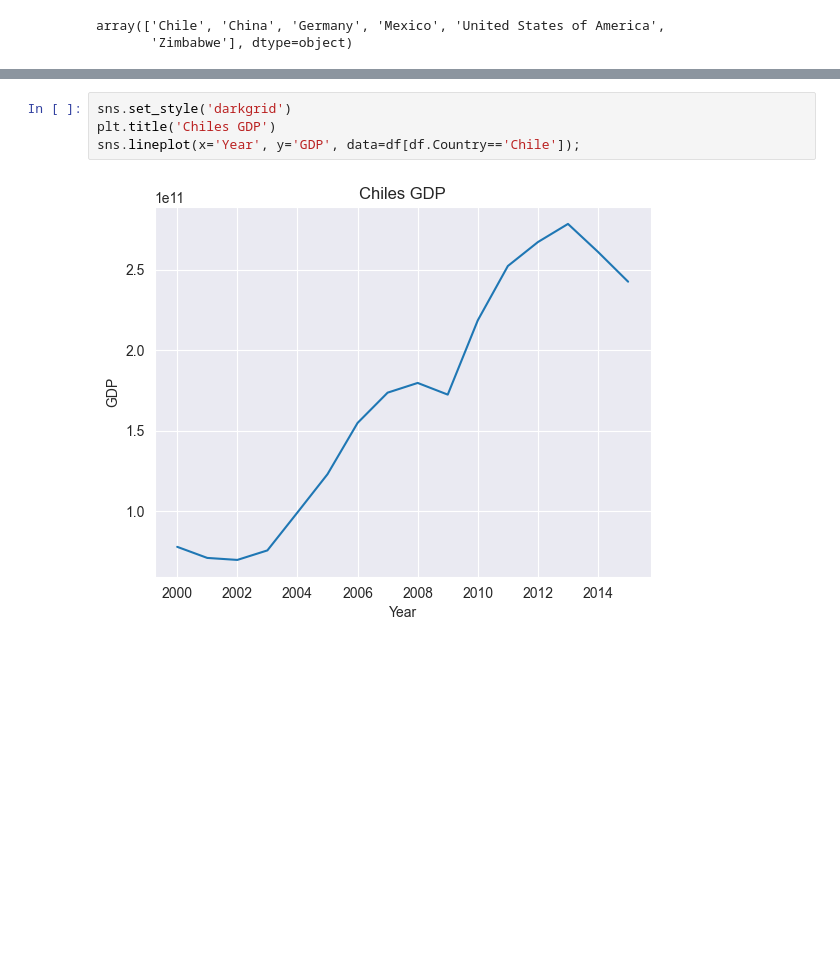
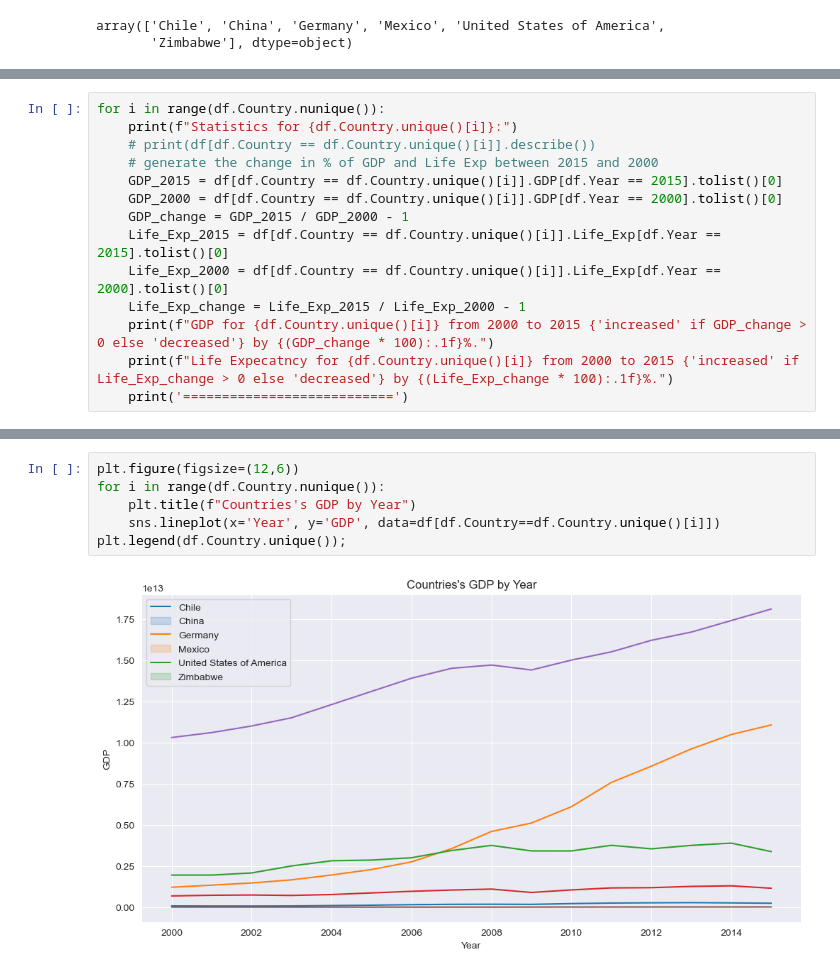
Before and after one commit to dorinMaraku/Life-Expectancy-and-GDP-Starter, a Jupyter notebook: life_expectancy_gdp.ipynb, the cells around one changed output, grey strips where cells are left out. Cells and saved outputs as stored; diff of their text form; blank space fills up the shorter version.

```diff
--- a/life_expectancy_gdp.ipynb
+++ b/life_expectancy_gdp.ipynb
@@ -46,0 +62,14 @@ array(['Chile', 'China', 'Germany', 'Mexico', 'United States of America',
+# %%
+for i in range(df.Country.nunique()):
+    print(f"Statistics for {df.Country.unique()[i]}:")
+    # print(df[df.Country == df.Country.unique()[i]].describe())
+    # generate the change in % of GDP and Life Exp between 2015 and 2000
+    GDP_2015 = df[df.Country == df.Country.unique()[i]].GDP[df.Year == 2015].tolist()[0]
+    GDP_2000 = df[df.Country == df.Country.unique()[i]].GDP[df.Year == 2000].tolist()[0]
+    GDP_change = GDP_2015 / GDP_2000 - 1
+    Life_Exp_2015 = df[df.Country == df.Country.unique()[i]].Life_Exp[df.Year == 2015].tolist()[0]
+    Life_Exp_2000 = df[df.Country == df.Country.unique()[i]].Life_Exp[df.Year == 2000].tolist()[0]
+    Life_Exp_change = Life_Exp_2015 / Life_Exp_2000 - 1
+    print(f"GDP for {df.Country.unique()[i]} from 2000 to 2015 {'increased' if GDP_change > 0 else 'decreased'} by {(GDP_change * 100):.1f}%.")
+    print(f"Life Expecatncy for {df.Country.unique()[i]} from 2000 to 2015 {'increased' if Life_Exp_change > 0 else 'decreased'} by {(Life_Exp_change * 100):.1f}%.")
+    print('===========================')
@@ -47,6 +94,8 @@ array(['Chile', 'China', 'Germany', 'Mexico', 'United States of America',
 # %%
-sns.set_style('darkgrid')
-plt.title('Chiles GDP')
-sns.lineplot(x='Year', y='GDP', data=df[df.Country=='Chile']);
+plt.figure(figsize=(12,6))
+for i in range(df.Country.nunique()):
+    plt.title(f"Countries's GDP by Year")
+    sns.lineplot(x='Year', y='GDP', data=df[df.Country==df.Country.unique()[i]])
+plt.legend(df.Country.unique());
 # %% [output]
-[figure, old version]
+[figure, new version]
```
Also changed, not shown: parts of 11 cells of this notebook.
